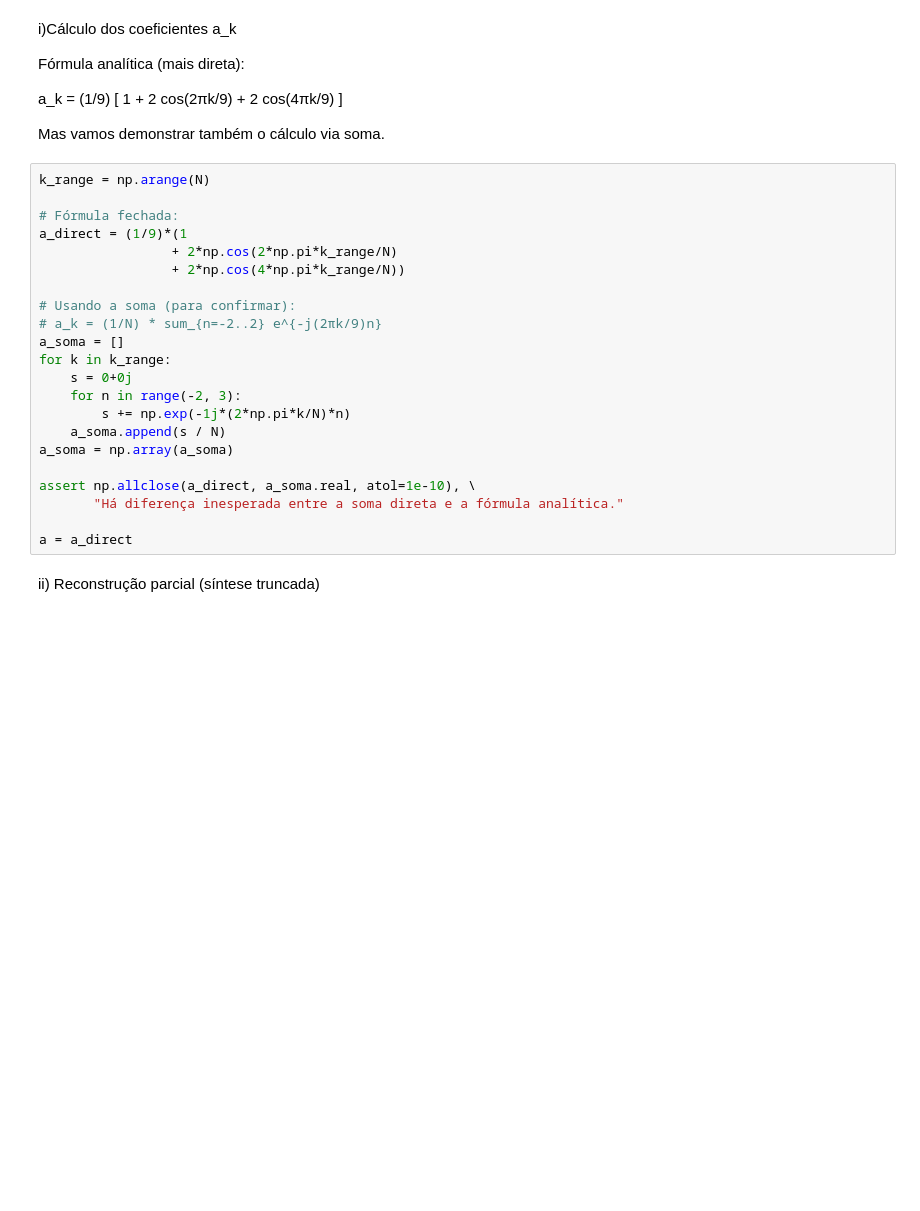
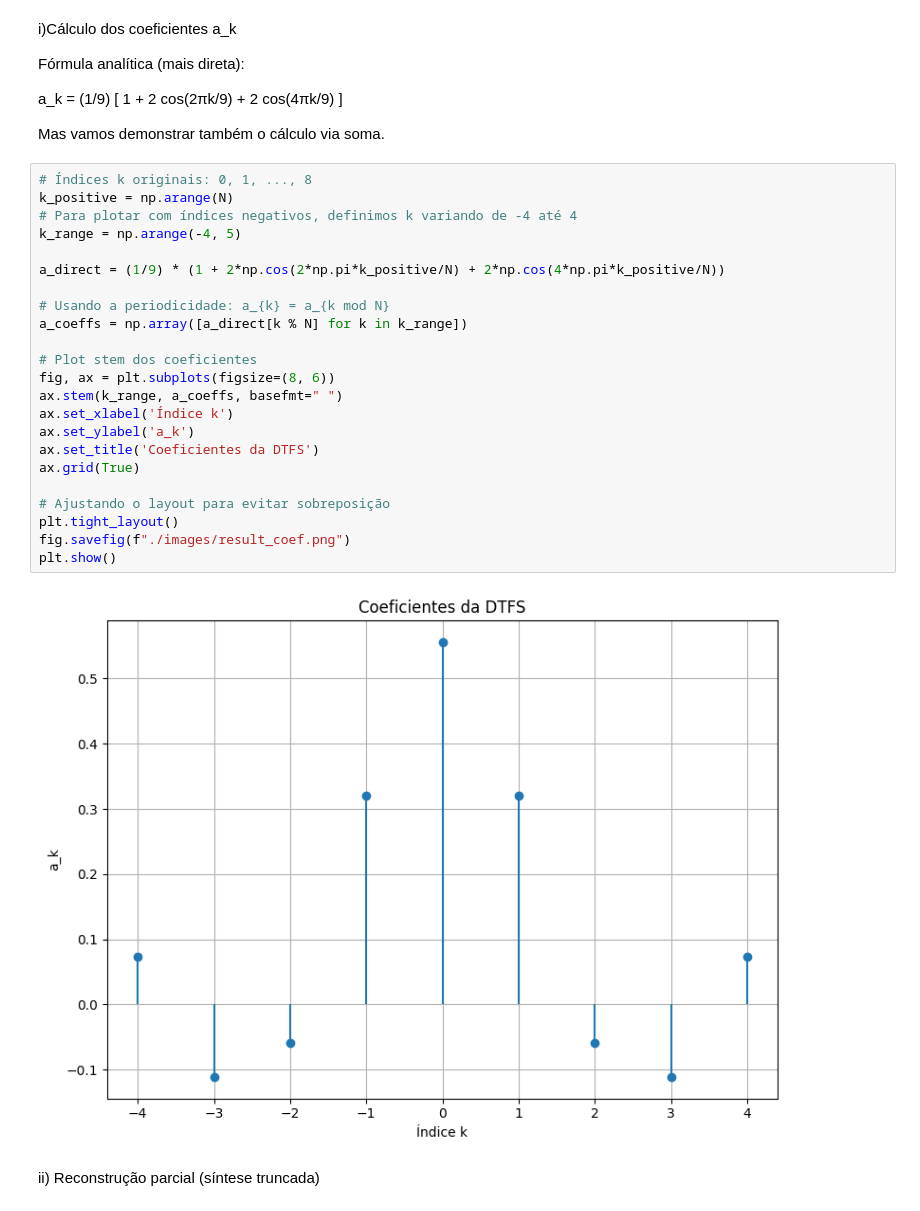
Before and after one commit to Felipecordeiiro/Signal-and-Systems, a Jupyter notebook: task_sf/quest7.ipynb, the cells around one changed output. Cells and saved outputs as stored; diff of their text form; blank space fills up the shorter version.

```diff
--- a/task_sf/quest7.ipynb
+++ b/task_sf/quest7.ipynb
@@ -20,28 +20,31 @@ Fórmula analítica (mais direta):
 a_k = (1/9) [ 1 + 2 cos(2πk/9) + 2 cos(4πk/9) ]
 
 Mas vamos demonstrar também o cálculo via soma.
-# %%
-k_range = np.arange(N)
-
-# Fórmula fechada:
-a_direct = (1/9)*(1
-                 + 2*np.cos(2*np.pi*k_range/N)
-                 + 2*np.cos(4*np.pi*k_range/N))
-
-# Usando a soma (para confirmar):
-# a_k = (1/N) * sum_{n=-2..2} e^{-j(2πk/9)n}
-a_soma = []
-for k in k_range:
-    s = 0+0j
-    for n in range(-2, 3):
-        s += np.exp(-1j*(2*np.pi*k/N)*n)
-    a_soma.append(s / N)
-a_soma = np.array(a_soma)
-
-assert np.allclose(a_direct, a_soma.real, atol=1e-10), \
-       "Há diferença inesperada entre a soma direta e a fórmula analítica."
-
-a = a_direct
+# %%
+# Índices k originais: 0, 1, ..., 8
+k_positive = np.arange(N)
+# Para plotar com índices negativos, definimos k variando de -4 até 4
+k_range = np.arange(-4, 5)
+
+a_direct = (1/9) * (1 + 2*np.cos(2*np.pi*k_positive/N) + 2*np.cos(4*np.pi*k_positive/N))
+
+# Usando a periodicidade: a_{k} = a_{k mod N}
+a_coeffs = np.array([a_direct[k % N] for k in k_range])
+
+# Plot stem dos coeficientes
+fig, ax = plt.subplots(figsize=(8, 6))
+ax.stem(k_range, a_coeffs, basefmt=" ")
+ax.set_xlabel('Índice k')
+ax.set_ylabel('a_k')
+ax.set_title('Coeficientes da DTFS')
+ax.grid(True)
+
+# Ajustando o layout para evitar sobreposição
+plt.tight_layout()
+fig.savefig(f"./images/result_coef.png")
+plt.show()
+# %% [output]
+[figure, added]
 # %% [markdown]
 ii) Reconstrução parcial (síntese truncada)
 # %%
```
Also changed, not shown: 1 other file.
